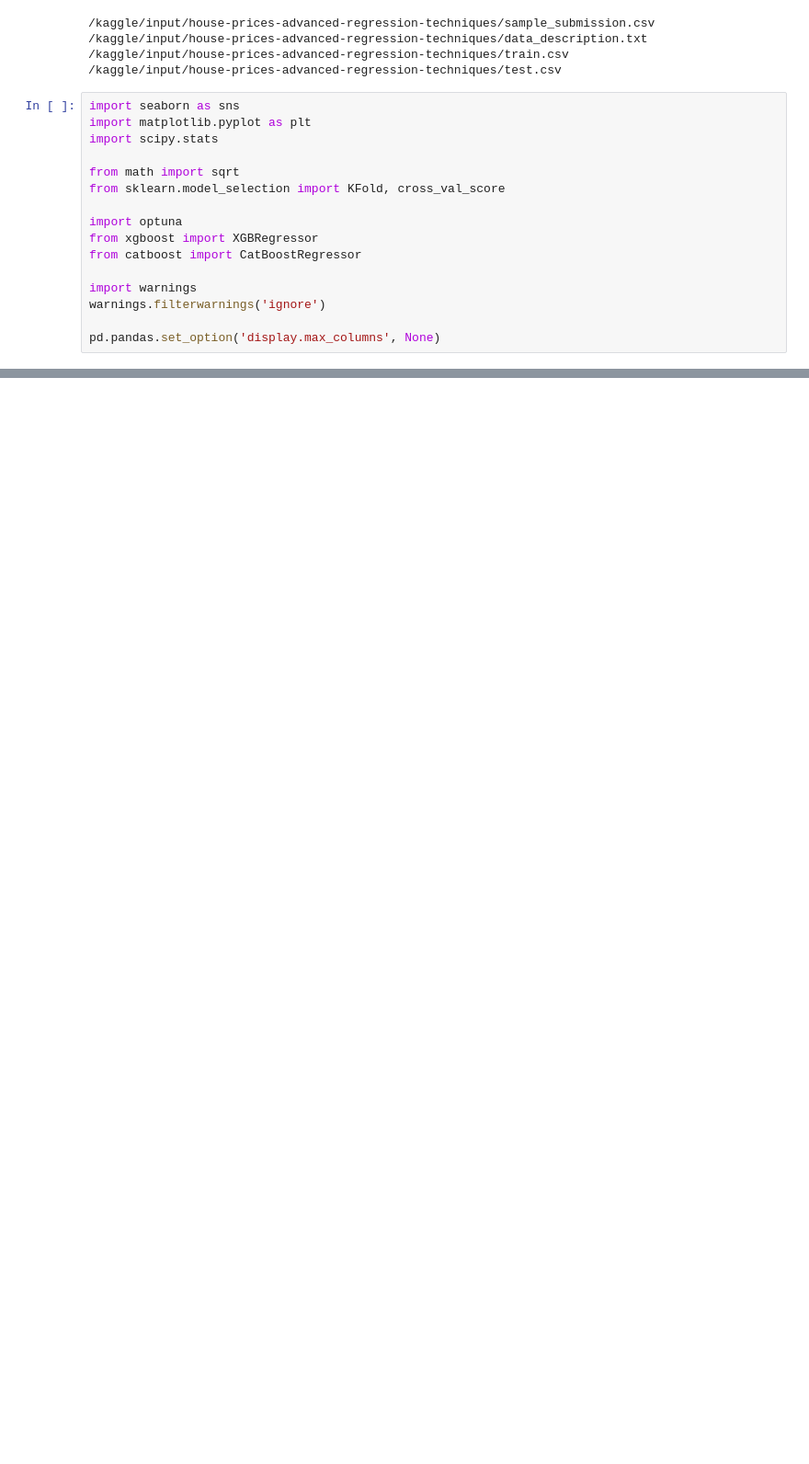
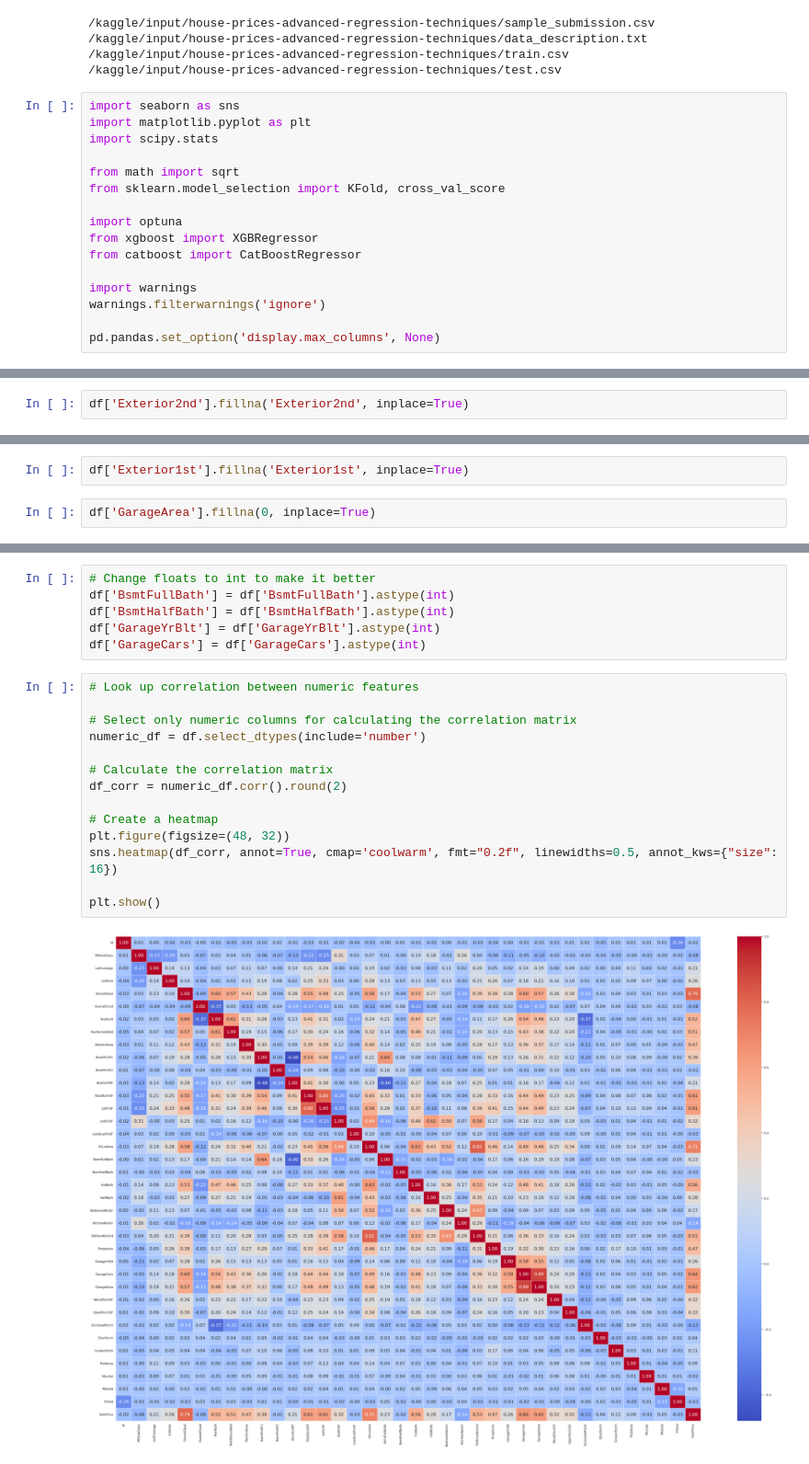
Before and after one commit to Sayak9/Kaggle-House-Prices-Advanced-Regression-Competition, a Jupyter notebook: kaggle-competition-house-prices.ipynb, the cells around one changed output, grey strips where cells are left out. Shown at 92% size. Drawn from its saved outputs; the diff is of its cells as text; blank space fills up the shorter version.

```diff
--- a/kaggle-competition-house-prices.ipynb
+++ b/kaggle-competition-house-prices.ipynb
@@ -39,0 +649,2 @@ pd.pandas.set_option('display.max_columns', None)
+# %%
+df['Exterior2nd'].fillna('Exterior2nd', inplace=True)
@@ -39,0 +673,4 @@ pd.pandas.set_option('display.max_columns', None)
+# %%
+df['Exterior1st'].fillna('Exterior1st', inplace=True)
+# %%
+df['GarageArea'].fillna(0, inplace=True)
@@ -39,0 +686,22 @@ pd.pandas.set_option('display.max_columns', None)
+# %%
+# Change floats to int to make it better
+df['BsmtFullBath'] = df['BsmtFullBath'].astype(int)
+df['BsmtHalfBath'] = df['BsmtHalfBath'].astype(int)
+df['GarageYrBlt'] = df['GarageYrBlt'].astype(int)
+df['GarageCars'] = df['GarageCars'].astype(int)
+# %%
+# Look up correlation between numeric features
+
+# Select only numeric columns for calculating the correlation matrix
+numeric_df = df.select_dtypes(include='number')
+
+# Calculate the correlation matrix
+df_corr = numeric_df.corr().round(2)
+
+# Create a heatmap
+plt.figure(figsize=(48, 32))
+sns.heatmap(df_corr, annot=True, cmap='coolwarm', fmt="0.2f", linewidths=0.5, annot_kws={"size": 16})
+
+plt.show()
+# %% [output]
+[figure, added]
```
Also changed, not shown: parts of 96 cells of this notebook.
